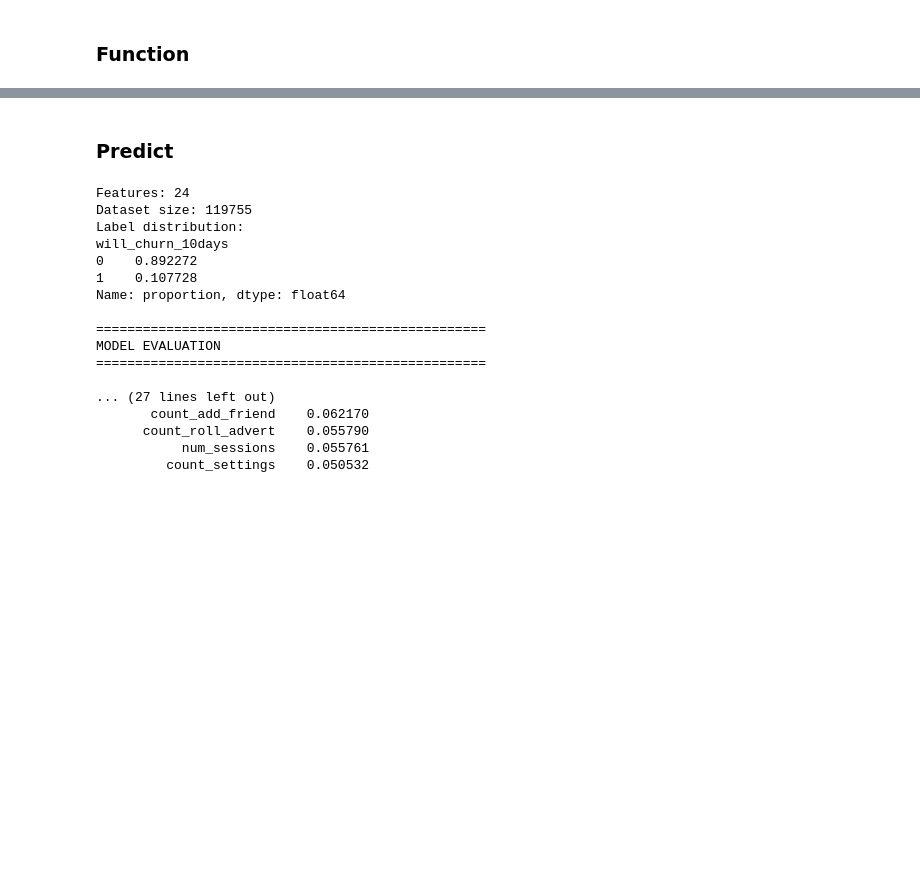
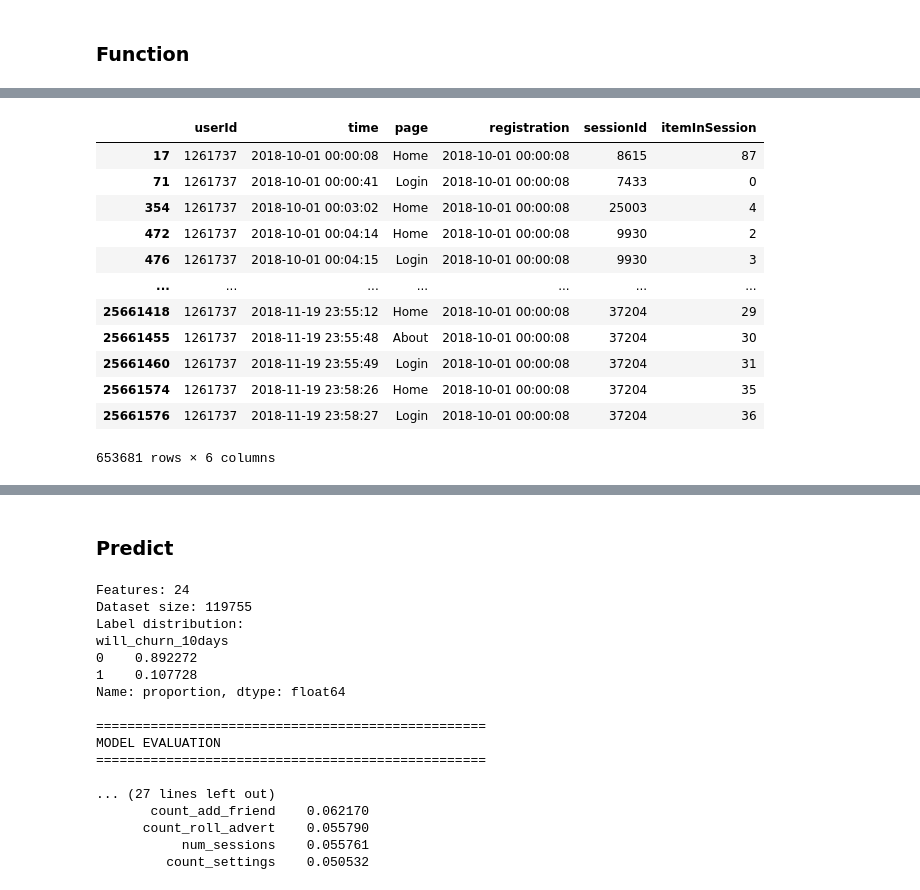
Before and after one commit to MaximilienLuc/Churn-prediction, a Jupyter notebook: Olivier.ipynb, the cells around one changed output, grey strips where cells are left out. Cells and saved outputs as stored; diff of their text form; code cells hidden in the pictures; blank space fills up the shorter version.

Commit message:
found an outlier in the test set, removed it and submitted

```diff
--- a/Olivier.ipynb
+++ b/Olivier.ipynb
@@ -28,3 +24,0 @@ columns_selection = ['userId', 'time', 'page', 'registration', 'sessionId',
-# %%
-df_test = df_train_test[columns_selection]
-df_test
@@ -496,0 +590,17 @@ Test users:  2,904
+# %%
+user_data = df_test[df_test['userId'] == '1261737']
+user_data
+# %% [output]
+|  | userId | time | page | registration | sessionId | itemInSession |
+| 17 | 1261737 | 2018-10-01 00:00:08 | Home | 2018-10-01 00:00:08 | 8615 | 87 |
+| 71 | 1261737 | 2018-10-01 00:00:41 | Login | 2018-10-01 00:00:08 | 7433 | 0 |
+| 354 | 1261737 | 2018-10-01 00:03:02 | Home | 2018-10-01 00:00:08 | 25003 | 4 |
+| 472 | 1261737 | 2018-10-01 00:04:14 | Home | 2018-10-01 00:00:08 | 9930 | 2 |
+| 476 | 1261737 | 2018-10-01 00:04:15 | Login | 2018-10-01 00:00:08 | 9930 | 3 |
+| ... | ... | ... | ... | ... | ... | ... |
+| 25661418 | 1261737 | 2018-11-19 23:55:12 | Home | 2018-10-01 00:00:08 | 37204 | 29 |
+| 25661455 | 1261737 | 2018-11-19 23:55:48 | About | 2018-10-01 00:00:08 | 37204 | 30 |
+| 25661460 | 1261737 | 2018-11-19 23:55:49 | Login | 2018-10-01 00:00:08 | 37204 | 31 |
+| 25661574 | 1261737 | 2018-11-19 23:58:26 | Home | 2018-10-01 00:00:08 | 37204 | 35 |
+| 25661576 | 1261737 | 2018-11-19 23:58:27 | Login | 2018-10-01 00:00:08 | 37204 | 36 |
+653681 rows × 6 columns
```
Also changed, not shown: parts of 31 cells of this notebook, 3 other files.
